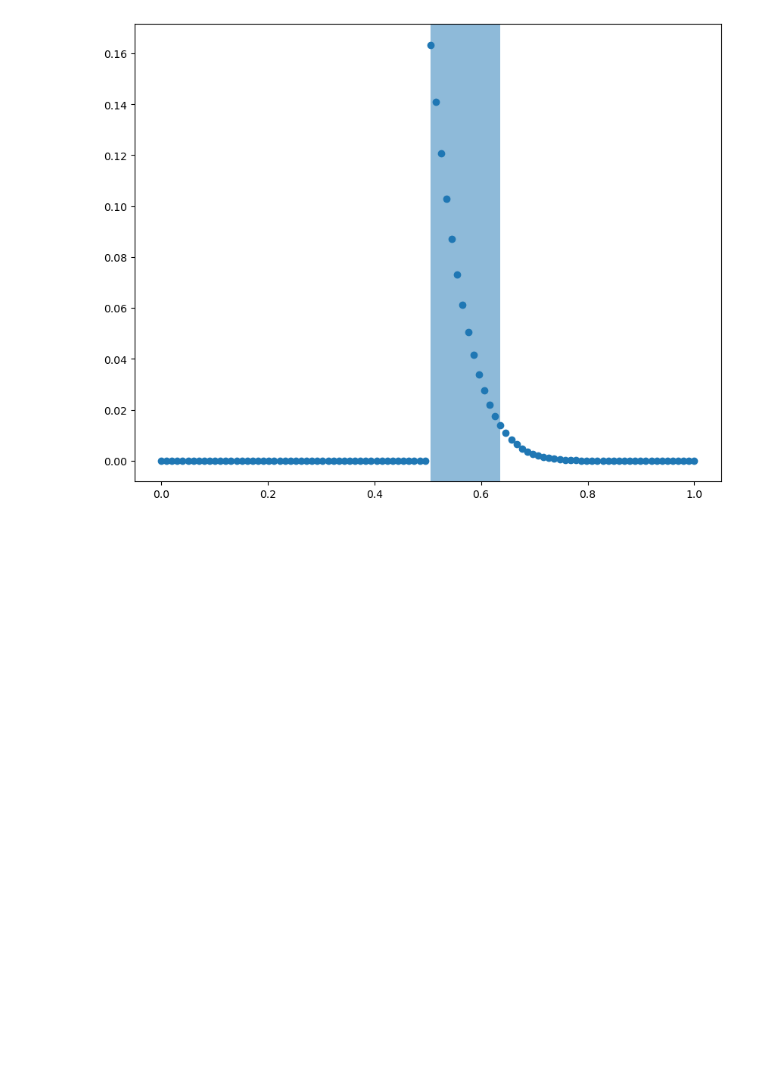
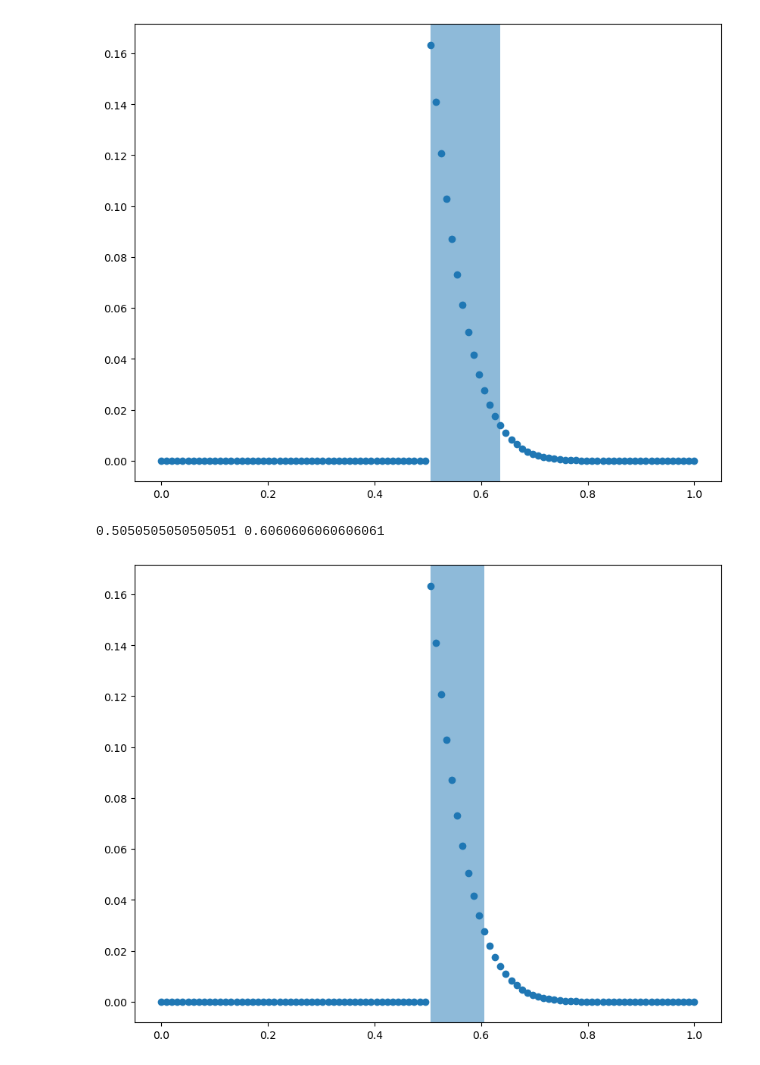
Before and after one commit to alansammarone/statistical_rethinking, a Jupyter notebook: Week1.ipynb, the cells around one changed output. Saved outputs shown, nothing was run; the diff lists cells and outputs as text; code cells hidden in the pictures; blank space fills up the shorter version.

```diff
--- a/Week1.ipynb
+++ b/Week1.ipynb
@@ -211,3 +210,18 @@ plt.show()
 # %% [output]
 0.5050505050505051 0.6363636363636365
 [figure]
+# %%
+import arviz
+
+samples = np.random.default_rng().choice(p_grid, size=1000Bayesian credible interval0, p=posterior)
+
+
+lower_bound, upper_bound = arviz.hdi(samples, 0.89)
+print(lower_bound, upper_bound)
+
+plt.scatter(p_grid, posterior)
+plt.axvspan(lower_bound, upper_bound, alpha=0.5)
+plt.show()
+# %% [output]
+0.5050505050505051 0.6060606060606061
+[figure, added]
```
Also changed, not shown: parts of 2 cells of this notebook, 3 other files.
